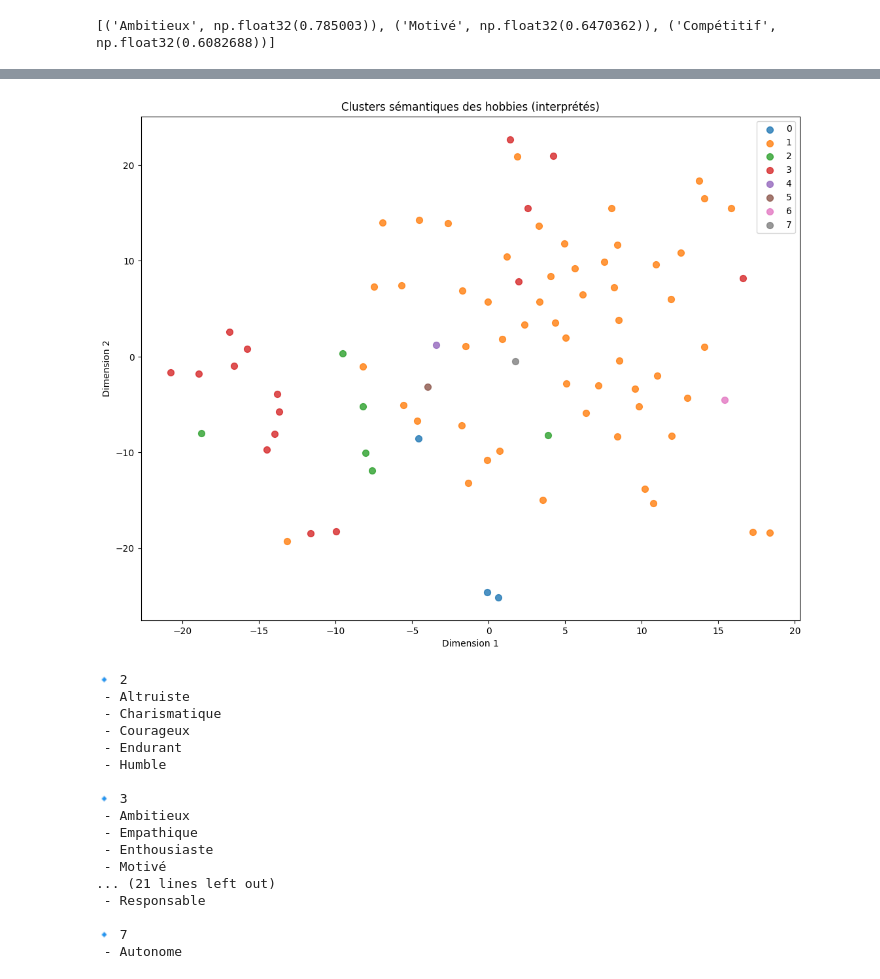
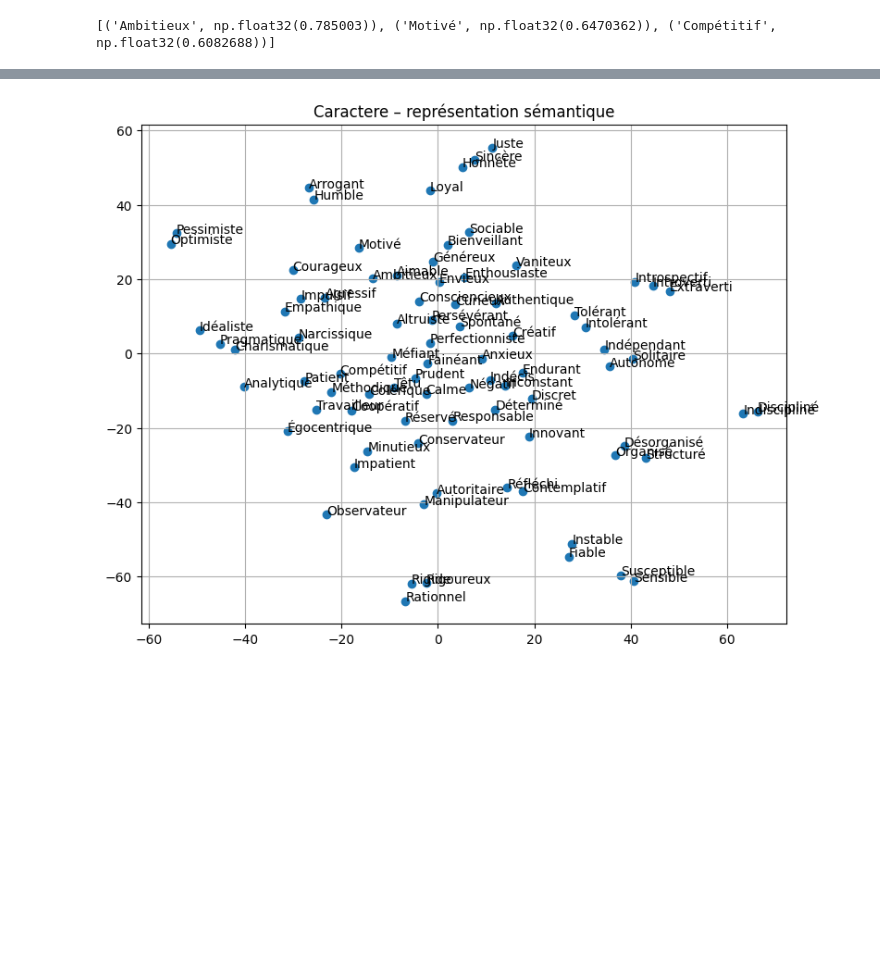
Before and after one commit to Yann-Fournier/YLove-M1, a Jupyter notebook: Vectorisation/testcaractere.ipynb, the cells around one changed output, grey strips where cells are left out. Cells and saved outputs as stored; diff of their text form; code cells hidden in the pictures; blank space fills up the shorter version.

```diff
--- a/Vectorisation/testcaractere.ipynb
+++ b/Vectorisation/testcaractere.ipynb
@@ -211,11 +319,0 @@ clusters = kmeans.fit_predict(vectors)
-# %%
-from collections import defaultdict
-
-cluster_hobbies = defaultdict(list)
-
-for hobby, cluster_id in zip(hobbies, clusters):
-    cluster_hobbies[cluster_id].append(hobby)
-
-for cluster_id, items in cluster_hobbies.items():
-    print(f"\n🟦 Cluster {cluster_id} ({len(items)} hobbies)")
-    print(", ".join(items[:15]), "...")
@@ -251,45 +320,18 @@ cluster_names = {
-# %%
-plt.figure(figsize=(13, 10))
-
-for cluster_id in sorted(set(clusters)):
-    mask = clusters == cluster_id
-    label = cluster_names.get(cluster_id, f"Cluster {cluster_id}")
-
-    plt.scatter(
-        vectors_2d[mask, 0],
-        vectors_2d[mask, 1],
-        s=50,
-        alpha=0.8,
-        label=label
-    )
-
-plt.title("Clusters sémantiques des hobbies (interprétés)")
-plt.xlabel("Dimension 1")
-plt.ylabel("Dimension 2")
-plt.legend()
-plt.show()
-# %% [output]
-[figure, removed]
-# %%
-for cluster_id, items in cluster_hobbies.items():
-    print(f"\n🔹 {cluster_names.get(cluster_id, cluster_id)}")
-    for hobby in items[:5]:
-        print(" -", hobby)
-# %% [output]
-🔹 2
- - Altruiste
- - Charismatique
- - Courageux
- - Endurant
- - Humble
-
-🔹 3
- - Ambitieux
- - Empathique
- - Enthousiaste
- - Motivé
-... (21 lines left out)
- - Responsable
-
-🔹 7
- - Autonome
+# %%
+# Si tu veux une meilleure visualisation
+from sklearn.manifold import TSNE
+
+tsne = TSNE(n_components=2, perplexity=5, random_state=42, init="pca")
+vectors_2d_2 = tsne.fit_transform(vectors2)
+
+plt.figure(figsize=(9, 7))
+plt.scatter(vectors_2d_2[:, 0], vectors_2d_2[:, 1])
+
+for i, hobby in enumerate(hobbies):
+    plt.annotate(hobby, (vectors_2d_2[i, 0], vectors_2d_2[i, 1]))
+
+plt.title("Caractere – représentation sémantique")
+plt.grid(True)
+plt.show()
+# %% [output]
+[figure, added]
```
Also changed, not shown: parts of 21 cells of this notebook, 5 other files.
